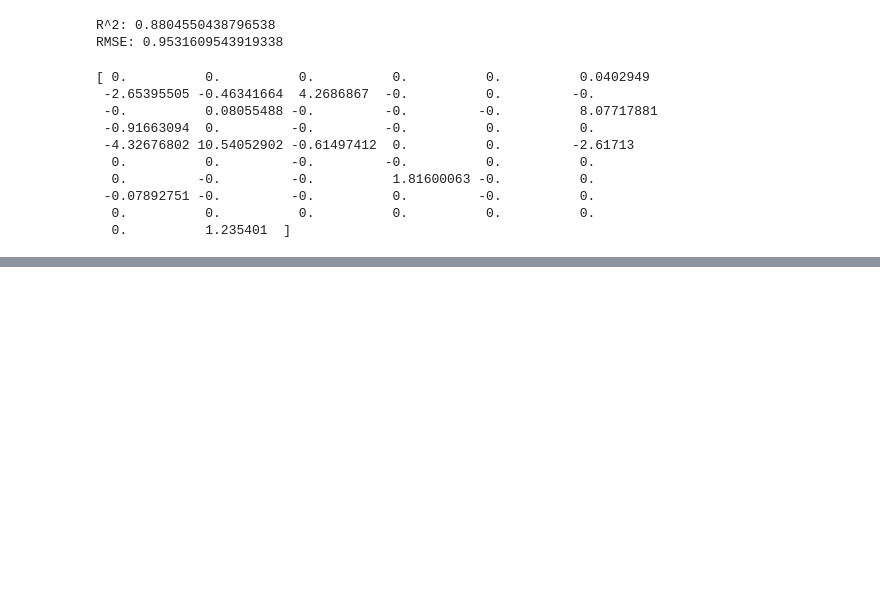
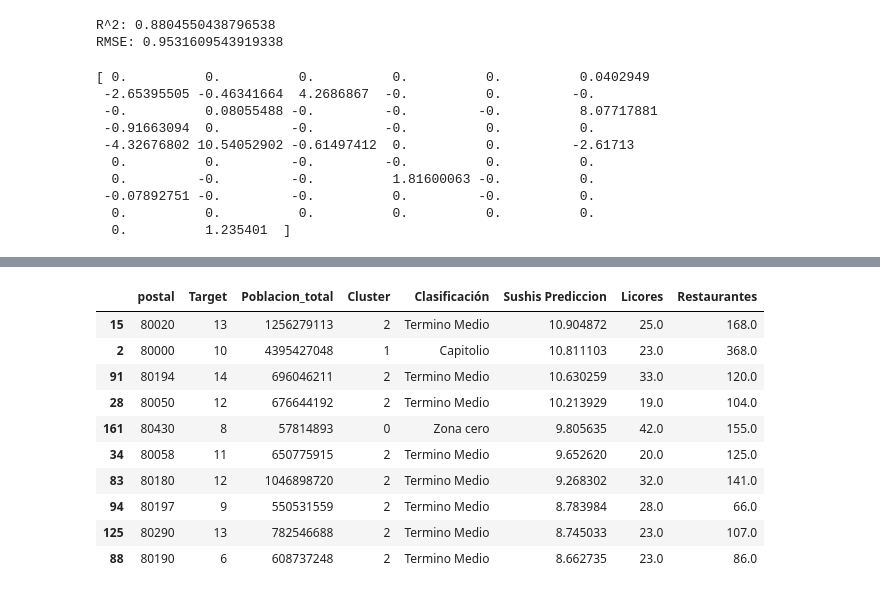
Before and after one commit to SABRIS13/Proyecto_ML_Sushi, a Jupyter notebook: Modeling_Restaurantes_Sushi_Culiacan_ML.ipynb, the cells around one changed output, grey strips where cells are left out. Drawn from its saved outputs; the diff is of its cells as text; code cells hidden in the pictures; blank space fills up the shorter version.

```diff
--- a/Modeling_Restaurantes_Sushi_Culiacan_ML.ipynb
+++ b/Modeling_Restaurantes_Sushi_Culiacan_ML.ipynb
@@ -281,7 +293,7 @@ scaler = MinMaxScaler()
 scaler.fit(X_train)
 X_train = scaler.transform(X_train)
 X_test = scaler.transform(X_test)
-X_s = scaler.transform(X)
+X_d = scaler.transform(X)
 # %%
 reg = Lasso(random_state=0)
 # %%
@@ -377,0 +406,17 @@ coeficientes.rename(columns={0:'Variable',1:'Coeficiente'})
+# %%
+data_prediccion_sushis=data_grupos
+data_prediccion_sushis['Sushis Prediccion']=reg.predict(X_d)
+data_prediccion_sushis=data_prediccion_sushis[['postal','Target','Poblacion_total','Cluster','Clasificación','Sushis Prediccion','Licores','Restaurantes']].sort_values(by=['Sushis Prediccion','Cluster'], ascending=False).head(10)
+data_prediccion_sushis
+# %% [output]
+|  | postal | Target | Poblacion_total | Cluster | Clasificación | Sushis Prediccion | Licores | Restaurantes |
+| 15 | 80020 | 13 | 1256279113 | 2 | Termino Medio | 10.904872 | 25.0 | 168.0 |
+| 2 | 80000 | 10 | 4395427048 | 1 | Capitolio | 10.811103 | 23.0 | 368.0 |
+| 91 | 80194 | 14 | 696046211 | 2 | Termino Medio | 10.630259 | 33.0 | 120.0 |
+| 28 | 80050 | 12 | 676644192 | 2 | Termino Medio | 10.213929 | 19.0 | 104.0 |
+| 161 | 80430 | 8 | 57814893 | 0 | Zona cero | 9.805635 | 42.0 | 155.0 |
+| 34 | 80058 | 11 | 650775915 | 2 | Termino Medio | 9.652620 | 20.0 | 125.0 |
+| 83 | 80180 | 12 | 1046898720 | 2 | Termino Medio | 9.268302 | 32.0 | 141.0 |
+| 94 | 80197 | 9 | 550531559 | 2 | Termino Medio | 8.783984 | 28.0 | 66.0 |
+| 125 | 80290 | 13 | 782546688 | 2 | Termino Medio | 8.745033 | 23.0 | 107.0 |
+| 88 | 80190 | 6 | 608737248 | 2 | Termino Medio | 8.662735 | 23.0 | 86.0 |
```
Also changed, not shown: parts of 13 cells of this notebook.
